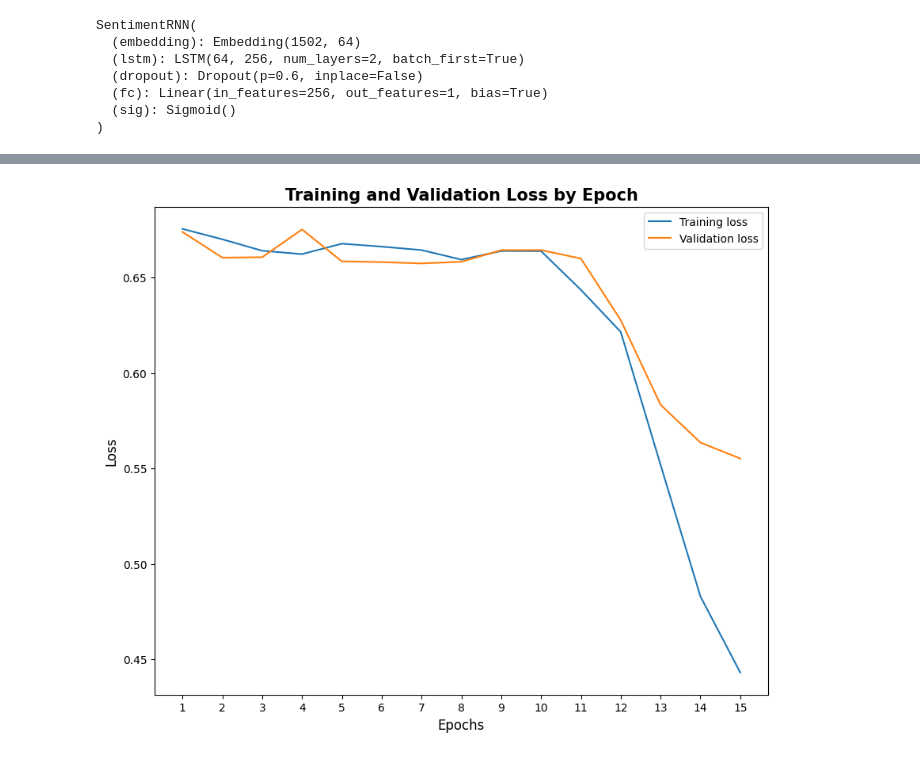
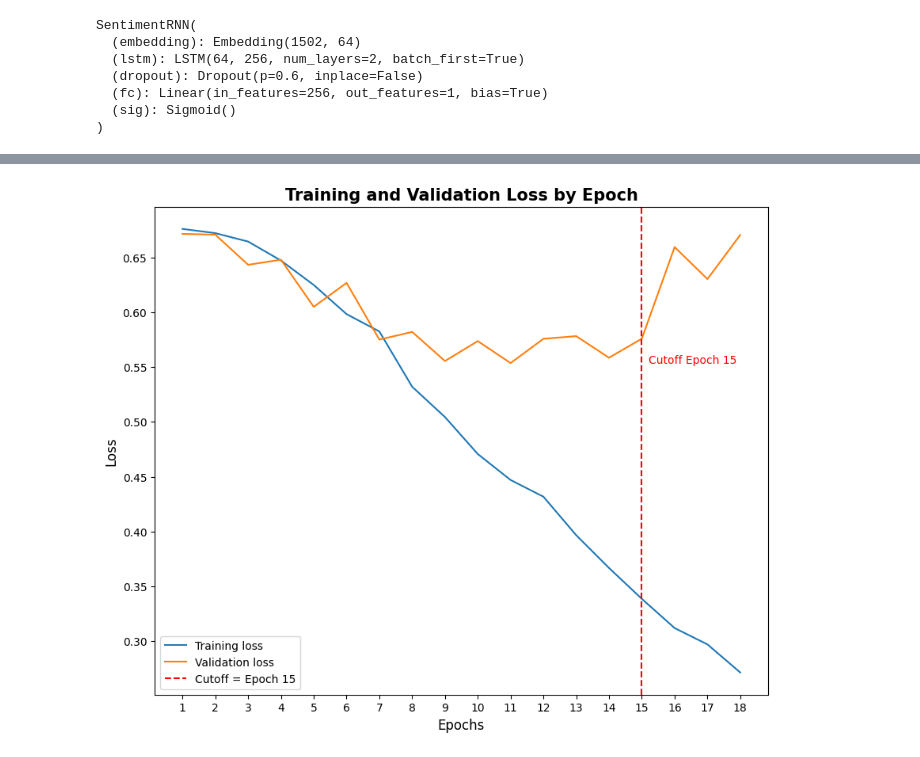
Before and after one commit to wanadzhar913/genshin-impact-reviews-sentiment-analysis-fastapi-docker, a Jupyter notebook: notebooks/03_modeling_stemmed.ipynb, the cells around one changed output, grey strips where cells are left out. Cells and saved outputs as stored; diff of their text form; code cells hidden in the pictures.

Commit message:
save best models

```diff
--- a/notebooks/03_modeling_stemmed.ipynb
+++ b/notebooks/03_modeling_stemmed.ipynb
@@ -1041,10 +1051,10 @@ output_dim = 1
 hidden_dim = 256
 batch_size = 50
 clip = 5
-epochs = 15
+epochs = 100
 valid_loss_min = np.Inf
-learning_rate=0.001
-weight_decay=1e-5
+learning_rate = 0.001
+weight_decay = 1e-5
 # %%
 def collate_fn(batch):
     # Separate inputs and targets from batch
@@ -1174,17 +1208,23 @@ Epoch [15/15], Train Loss: 0.4432, Train Acc: 0.8107, Val Loss: 0.5552, Val Acc:
 # %%
 # Plot the training and validation loss by epoch
 
 plt.figure(figsize=(10,8))
-epochs = range(1,16)
+epochs = range(1,19)
 plt.plot(epochs, epoch_tr_loss, label='Training loss')
 plt.plot(epochs, epoch_vl_loss, label='Validation loss')
 plt.title('Training and Validation Loss by Epoch', size=15, weight='bold')
 plt.xlabel('Epochs', size=12)
 plt.ylabel('Loss', size=12)
-plt.xticks(np.arange(1,16,1))
+plt.xticks(np.arange(1,19,1))
+
+# Specify the best epoch or cutoff epoch (example: 15)
+best_epoch = 15
+plt.axvline(x=best_epoch, color='r', linestyle='--', label=f'Cutoff = Epoch {best_epoch}')
+plt.text(best_epoch + 0.2, min(epoch_vl_loss), f'Cutoff Epoch {best_epoch}', color='red')
+
 plt.legend();
 # %% [output]
-[figure, old version]
+[figure, new version]
 # %%
 # Plot the training and validation accuracy by epoch
 
```
Also changed, not shown: parts of 46 cells of this notebook, 3 other files.
